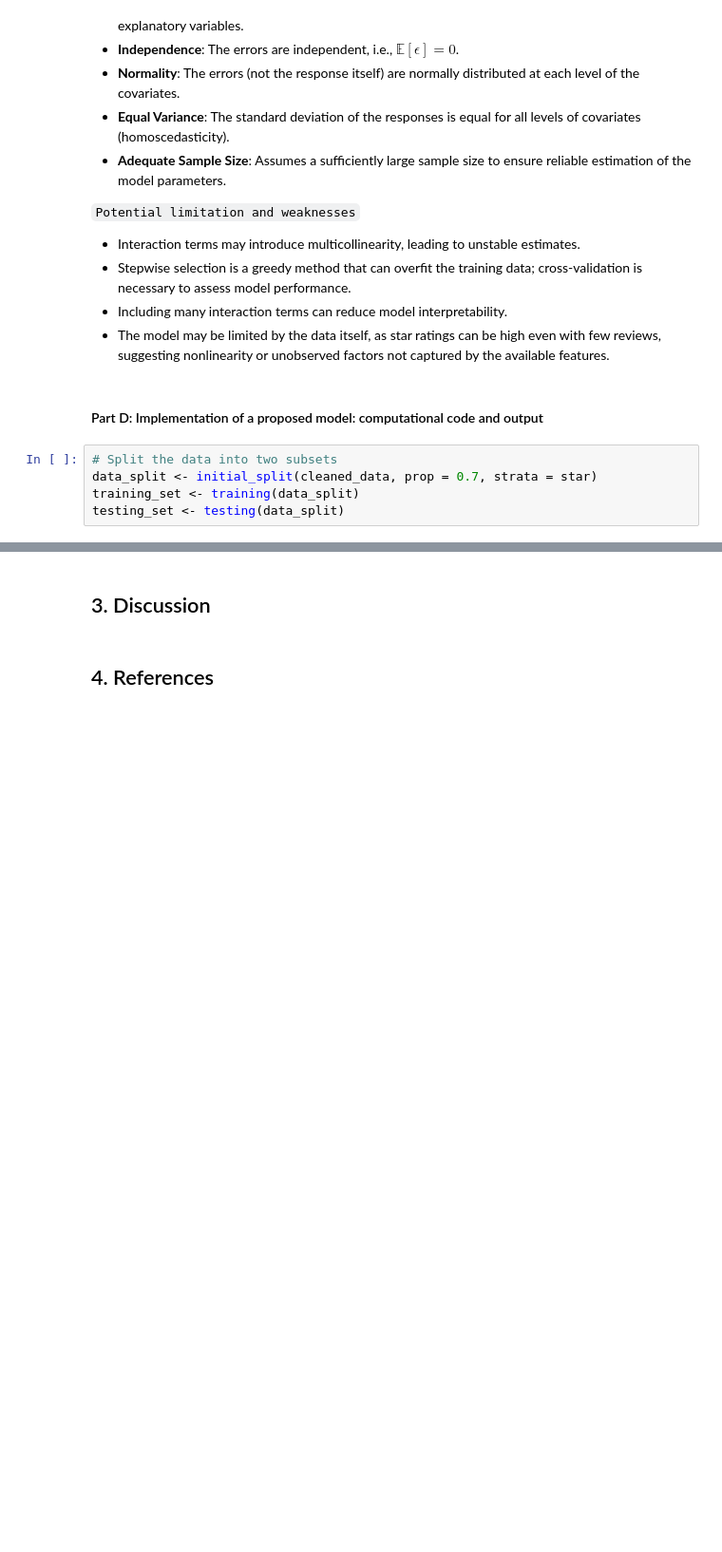
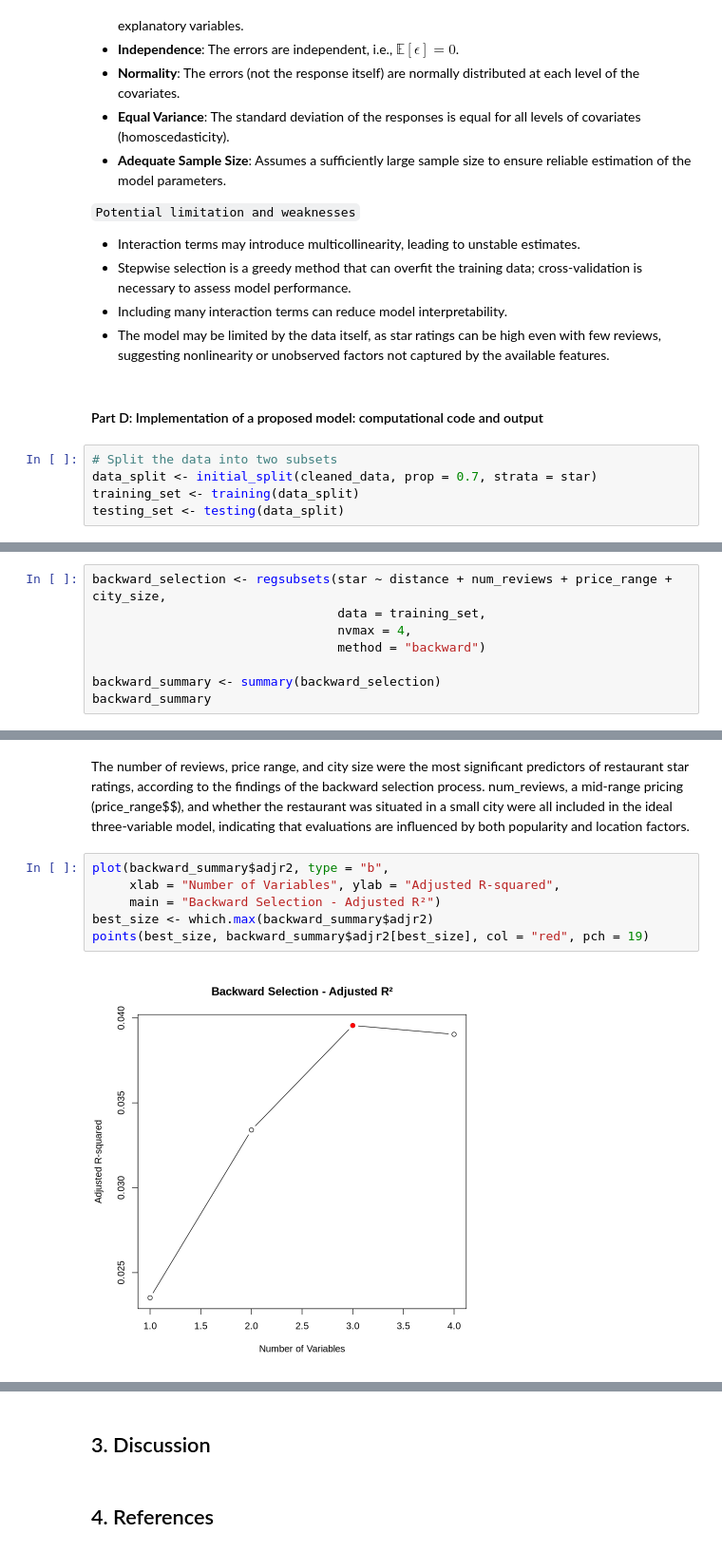
Before and after one commit to KevinL002/STAT_301_group_10, a Jupyter notebook: final_report.ipynb, the cells around one changed output, grey strips where cells are left out. Shown at 95% size. Saved outputs shown, nothing was run; the diff lists cells and outputs as text; blank space fills up the shorter version.

```diff
--- a/final_report.ipynb
+++ b/final_report.ipynb
@@ -188,0 +191,8 @@ testing_set <- testing(data_split)
+# %%
+backward_selection <- regsubsets(star ~ distance + num_reviews + price_range + city_size,
+                                 data = training_set,
+                                 nvmax = 4,
+                                 method = "backward")
+
+backward_summary <- summary(backward_selection)
+backward_summary
@@ -188,0 +217,10 @@ testing_set <- testing(data_split)
+# %% [markdown]
+The number of reviews, price range, and city size were the most significant predictors of restaurant star ratings, according to the findings of the backward selection process.  num_reviews, a mid-range pricing (price_range$$), and whether the restaurant was situated in a small city were all included in the ideal three-variable model, indicating that evaluations are influenced by both popularity and location factors.
+# %%
+plot(backward_summary$adjr2, type = "b",
+     xlab = "Number of Variables", ylab = "Adjusted R-squared",
+     main = "Backward Selection - Adjusted R²")
+best_size <- which.max(backward_summary$adjr2)
+points(best_size, backward_summary$adjr2[best_size], col = "red", pch = 19)
+# %% [output]
+[figure, added]
```
Also changed, not shown: parts of 8 cells of this notebook.
